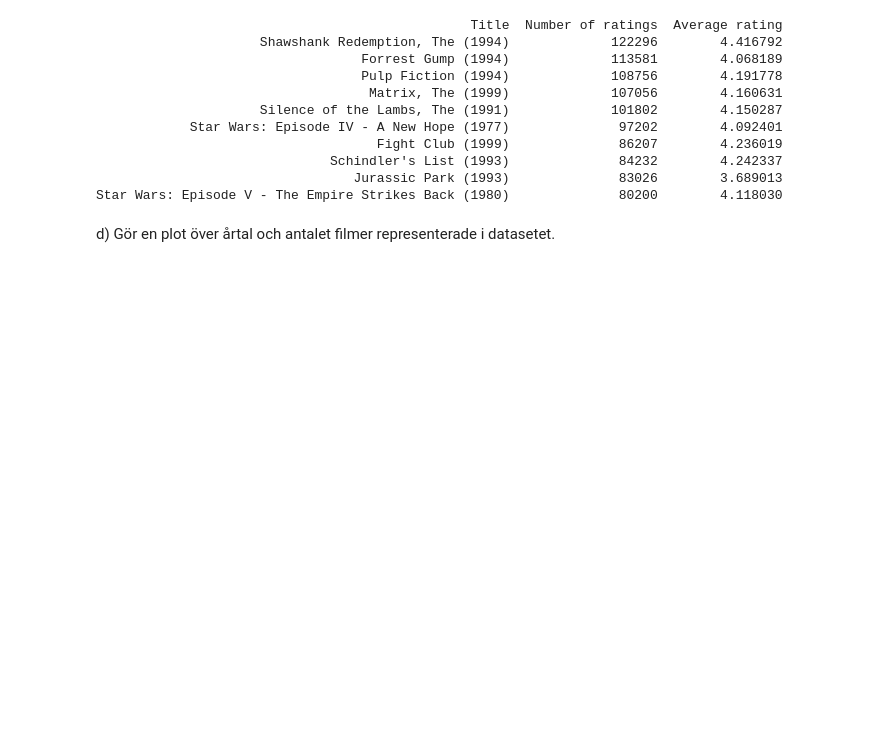
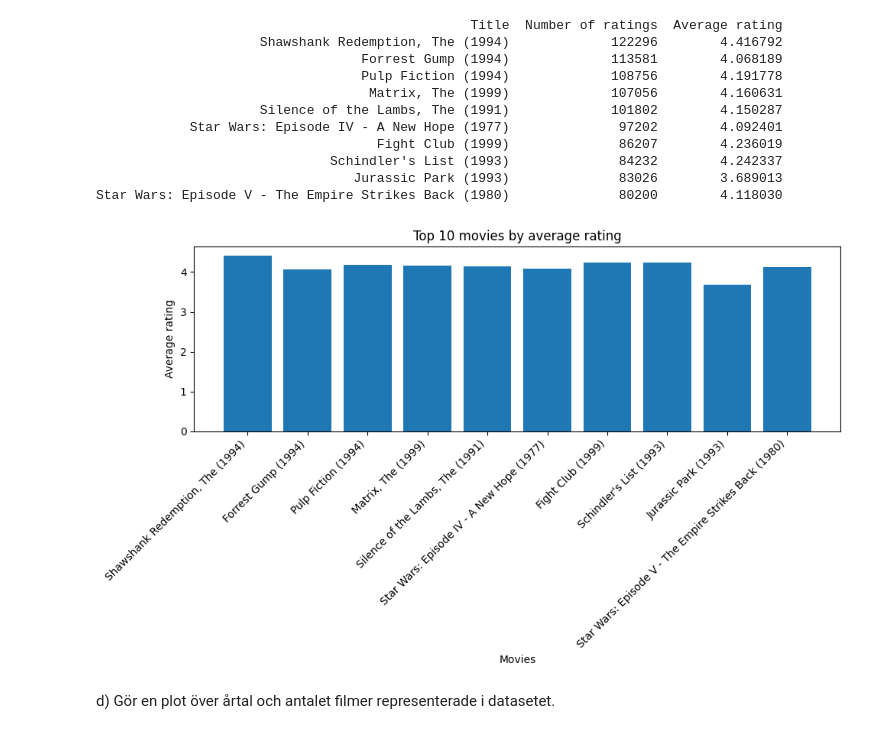
Before and after one commit to LouiseLuoto/AI-Louise-Luoto-OPA23, a Jupyter notebook: labs/lab1/code.ipynb, the cells around one changed output. Cells and saved outputs as stored; diff of their text form; code cells hidden in the pictures; blank space fills up the shorter version.

Commit message:
plotting 1.1c

```diff
--- a/labs/lab1/code.ipynb
+++ b/labs/lab1/code.ipynb
@@ -87,6 +88,23 @@ print(top_10_titles_sorted[['Title', 'Number of ratings', 'Average rating']].to_
                               Schindler's List (1993)              84232        4.242337
                                  Jurassic Park (1993)              83026        3.689013
 Star Wars: Episode V - The Empire Strikes Back (1980)              80200        4.118030
+# %%
+# Bar chart for top 10 movies by average rating
+titles = top_10_titles_sorted['Title']
+num_ratings = top_10_titles_sorted['Number of ratings']
+avg_ratings = top_10_titles_sorted['Average rating']
+
+plt.figure(figsize=(10, 6))
+plt.bar(titles, avg_ratings)
+plt.title('Top 10 movies by average rating')
+plt.xlabel('Movies')
+plt.ylabel('Average rating')
+plt.xticks(rotation=45, ha='right')
+
+plt.tight_layout()
+plt.show()
+# %% [output]
+[figure, added]
 # %% [markdown]
 d) Gör en plot över årtal och antalet filmer representerade i datasetet.
 # %%
```
Also changed, not shown: parts of 2 cells of this notebook.
